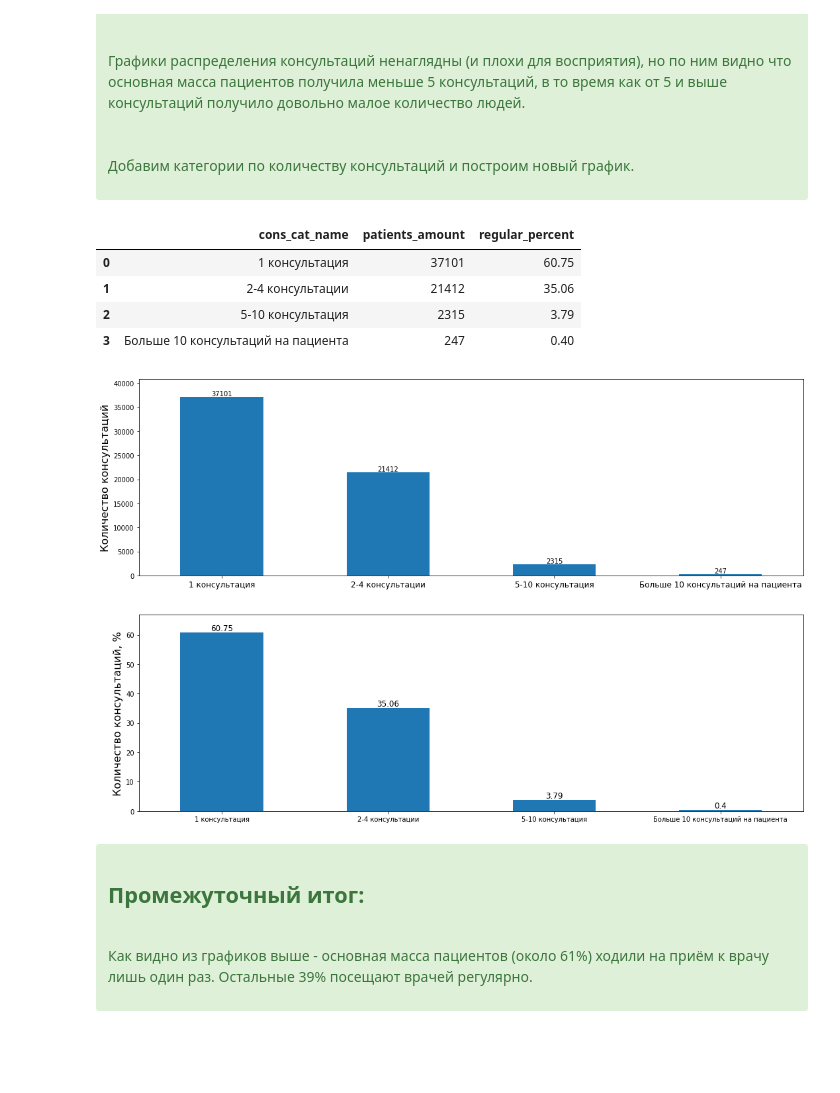
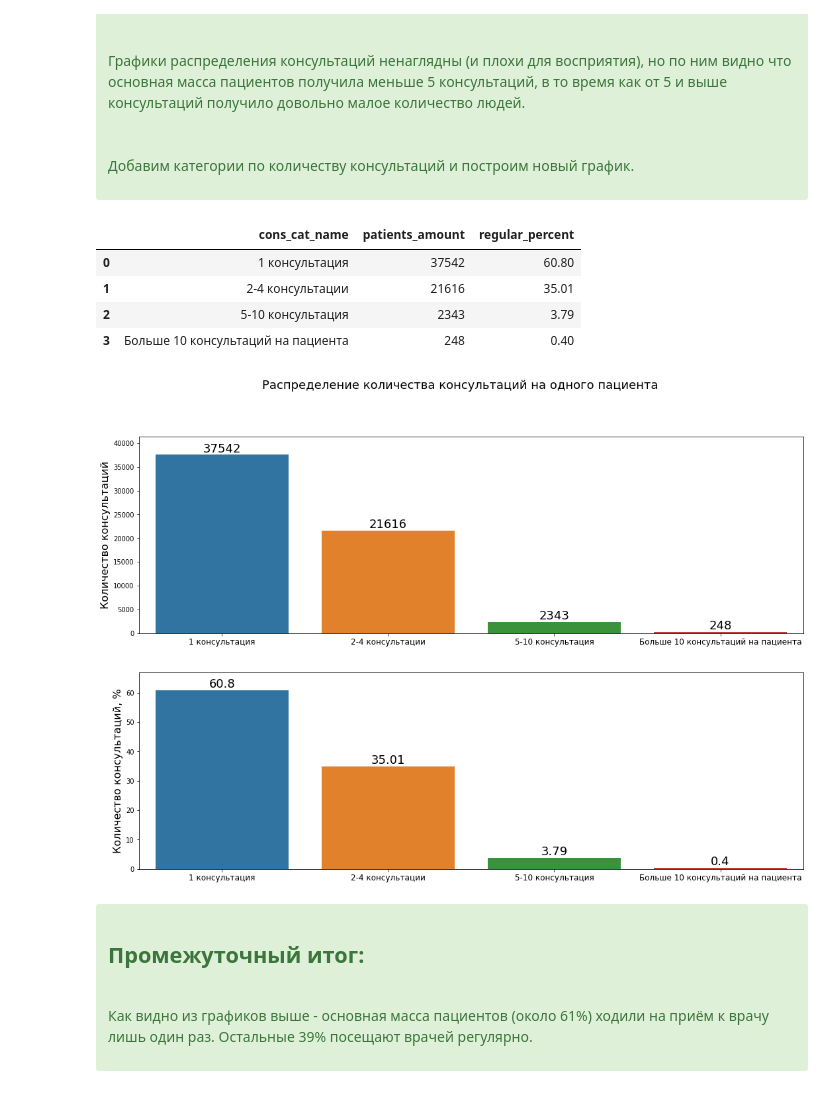
Before and after one commit to YAKOROLEVAZAMKA/emc, a Jupyter notebook: Pandas&Analytics.ipynb, the cells around one changed output. Cells and saved outputs as stored; diff of their text form; code cells hidden in the pictures; blank space fills up the shorter version.

```diff
--- a/Pandas&Analytics.ipynb
+++ b/Pandas&Analytics.ipynb
@@ -69,4 +81,6 @@ df.head()
 | 2 | 4.262962e+12 | 5642549 | F | 2016-04-29T16:19:04Z | 2016-04-29T00:00:00Z | 62 | MATA DA PRAIA | ... |
 | 3 | 8.679512e+11 | 5642828 | F | 2016-04-29T17:29:31Z | 2016-04-29T00:00:00Z | 8 | PONTAL DE CAMBURI | ... |
 | 4 | 8.841186e+12 | 5642494 | F | 2016-04-29T16:07:23Z | 2016-04-29T00:00:00Z | 56 | JARDIM DA PENHA | ... |
+# %%
+df.rename(columns={'s_ms_received': 'sms_received'}, inplace=True)
 # %% [markdown]
@@ -229,8 +243,9 @@ df = df[df['age'] != -1].reset_index(drop=True)
 | 99832 | 465943158731293 | 5775010 | F | 2016-06-06 08:58:13 | 2016-06-06 | -1 | ROMÃO | ... |
 1
 # %%
-perc = np.percentile(df['age'], 98)
-print(perc)
+perc = np.percentile(df['age'], [95, 99])
+print(f'95% пациентов не старше чем {perc[0]} года.')
+print(f'99% пациентов не старше чем {perc[1]} лет.')
 
-df = df[df['age'] <= perc].reset_index(drop=True)
+df = df[df['age'] <= perc[1]].reset_index(drop=True)
 # %% [output]
@@ -326,41 +342,46 @@ df_visits_cat['regular_percent'] = round((df_visits_cat['patients_amount'] / df_
 df_visits_cat[['cons_cat_name', 'patients_amount', 'regular_percent']]
 # %% [output]
 |  | cons_cat_name | patients_amount | regular_percent |
-| 0 | 1 консультация | 37101 | 60.75 |
-| 1 | 2-4 консультации | 21412 | 35.06 |
-| 2 | 5-10 консультация | 2315 | 3.79 |
-| 3 | Больше 10 консультаций на пациента | 247 | 0.40 |
+| 0 | 1 консультация | 37542 | 60.80 |
+| 1 | 2-4 консультации | 21616 | 35.01 |
+| 2 | 5-10 консультация | 2343 | 3.79 |
+| 3 | Больше 10 консультаций на пациента | 248 | 0.40 |
 # %%
 fig, axes = plt.subplots(2, 1, figsize=(18, 12))
 
 # first
-ax = df_visits_cat[['cons_cat_name', 'patients_amount']].plot(ax=axes[0], kind='bar', x='cons_cat_name', legend=False)
+#ax = df_visits_cat[['cons_cat_name', 'patients_amount']].plot(ax=axes[0], kind='bar', x='cons_cat_name', legend=False)
+ax = sns.barplot(data=df_visits_cat, ax=axes[0], x='cons_cat_name', y='patients_amount')
 
 axes[0].set_ylabel('Количество консультаций', fontsize=16)
 axes[0].set_xlabel('')
 plt.setp(ax.get_xticklabels(), rotation=0, fontsize=12)
 
+
 # annotate
-ax.bar_label(ax.containers[0], label_type='edge')
+ax.bar_label(ax.containers[0], label_type='edge', fontsize=18)
 ax.margins(y=0.1)
 
 
 # second
 ax = df_visits_cat[['cons_cat_name', 'regular_percent']].plot(ax=axes[1], kind='bar', x='cons_cat_name', legend=False)
+ax = sns.barplot(data=df_visits_cat, ax=axes[1], x='cons_cat_name', y='regular_percent')
 
 axes[1].set_ylabel('Количество консультаций, %', fontsize=16)
 axes[1].set_xlabel('')
 
 
 # annotate
-ax.bar_label(ax.containers[0], label_type='edge', fontsize=12)
+ax.bar_label(ax.containers[0], label_type='edge', fontsize=18)
 ax.margins(y=0.1)
 
+# suptitle
+plt.suptitle('Распределение количества консультаций на одного пациента', fontsize=18)
 
-plt.setp(ax.get_xticklabels(), rotation=0)
+plt.setp(ax.get_xticklabels(), rotation=0, fontsize=12)
 plt.show()
 # %% [output]
-[figure, old version]
+[figure, new version]
 # %% [markdown]
 <div class="alert alert-block alert-success">
     <h2> Промежуточный итог:</h2>
```
Also changed, not shown: parts of 44 cells of this notebook.
